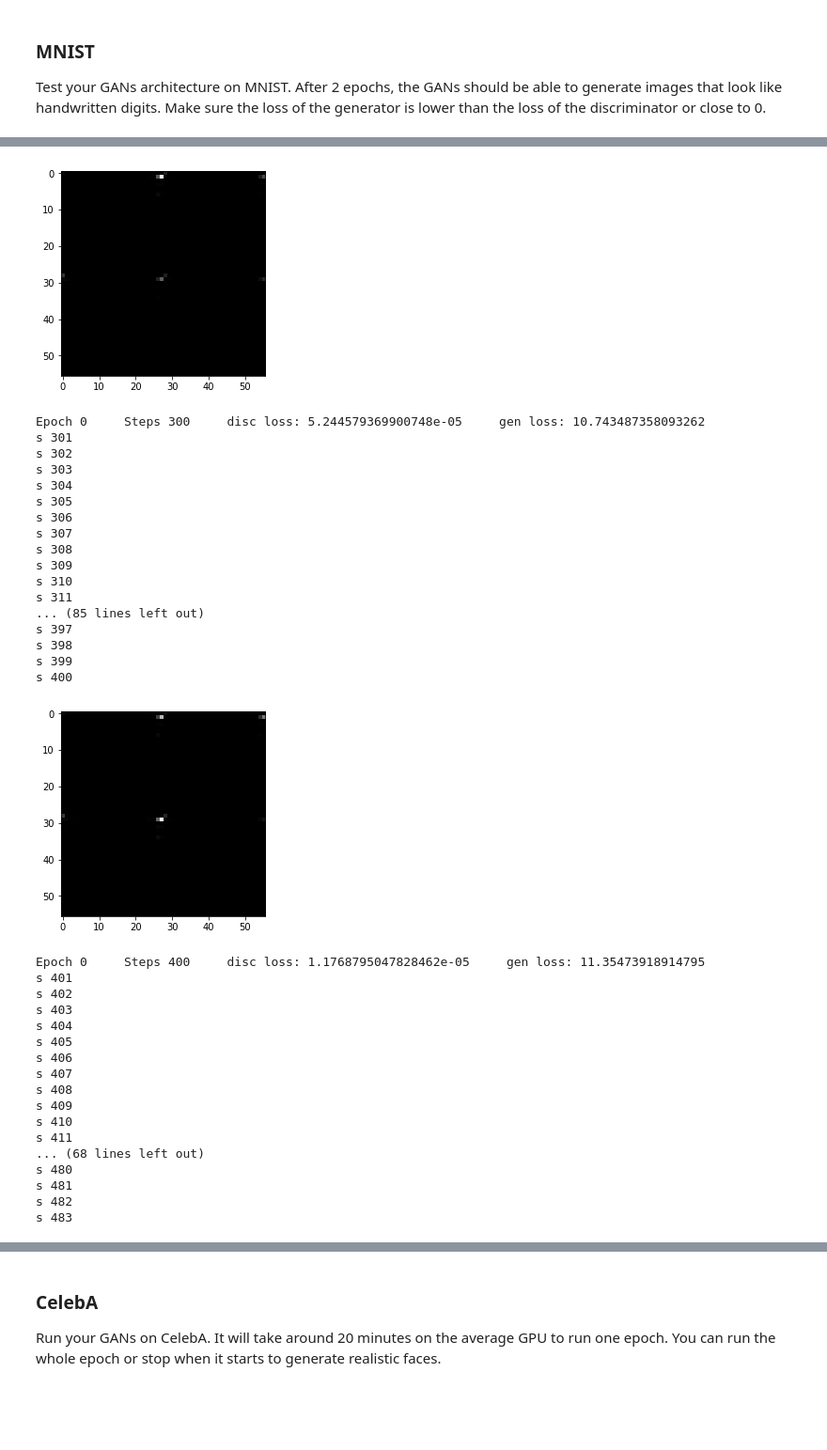
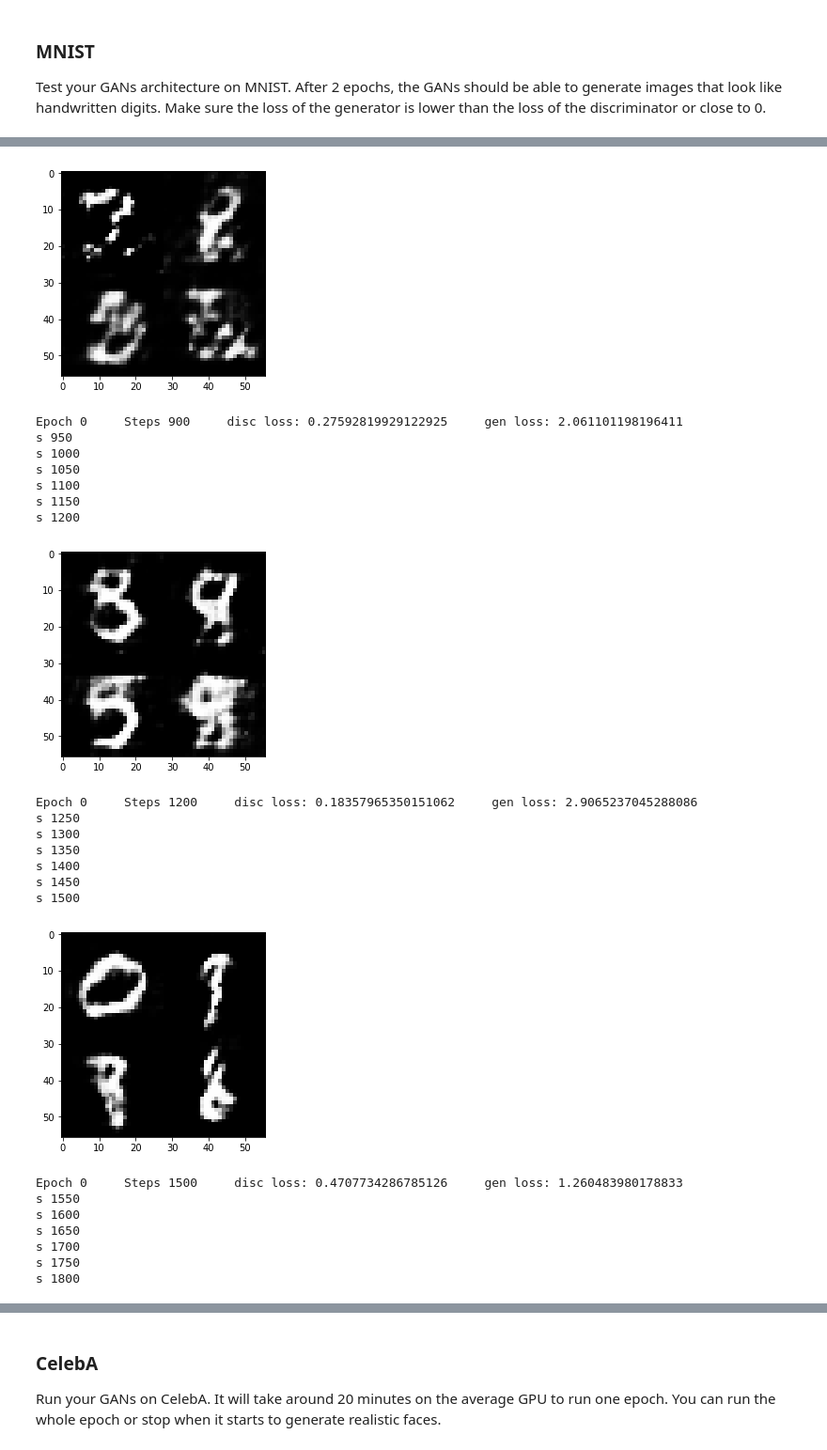
Before and after one commit to danielwillemse/face_gen, a Jupyter notebook: dlnd_face_generation.ipynb, the cells around one changed output, grey strips where cells are left out. Shown: that part at 94% size. Saved outputs shown, nothing was run; the diff lists cells and outputs as text; code cells hidden in the pictures; blank space fills up the shorter version.

Commit message:
Tweaked config and ran model

```diff
--- a/dlnd_face_generation.ipynb
+++ b/dlnd_face_generation.ipynb
@@ -185,9 +185,9 @@ def generator(z, out_channel_dim, is_train=True):
     alpha = 0.2
     with tf.variable_scope('generator', reuse= not is_train):
         # First fully connected layer
-        model = tf.layers.dense(z, 4*4*256)
+        model = tf.layers.dense(z, 6*6*256)
         # Reshape it to start the convolutional stack
-        model = tf.reshape(model, (-1, 4, 4, 256))
+        model = tf.reshape(model, (-1, 6, 6, 256))
         model = tf.layers.batch_normalization(model, training=is_train)
         model = tf.maximum(alpha * model, model)
         # 4x4x512 now
@@ -203,7 +203,7 @@ def generator(z, out_channel_dim, is_train=True):
         # 16x16x128 now
 
         # Output layer
-        logits = tf.layers.conv2d_transpose(model, out_channel_dim, 28, strides=2, padding='same')
+        logits = tf.layers.conv2d_transpose(model, out_channel_dim, 5, strides=1, padding='same')
         # 32x32x out_channel_dim
         logits = tf.image.resize_images(logits, (28, 28))
         # 28x28x out_channel_dim
@@ -346,14 +346,17 @@ def train(epoch_count, batch_size, z_dim, learning_rate, beta1, get_batches, dat
         sess.run(tf.global_variables_initializer())
         for epoch_i in range(epoch_count):
             for batch_images in get_batches(batch_size):
+                batch_images = batch_images * 2
                 steps += 1
-                print('s', steps)
+
                 batch_z = np.random.uniform(-1, 1, size=(batch_size, z_dim))
 
                 _ = sess.run(disc_opt, feed_dict={input_real: batch_images, input_z: batch_z, learn_rate: learning_rate})
                 _ = sess.run(gen_opt,  feed_dict={input_real: batch_images, input_z: batch_z, learn_rate: learning_rate})
 
-                if steps % 100 == 0:
+                if steps % 50 == 0:
+                    print('s', steps)
+                if steps % 300 == 0:
                     show_generator_output(sess, 4, input_z, out_channel_dim, data_image_mode)
 
                     train_loss_disc = disc_loss.eval({input_z: batch_z, input_real: batch_images})
@@ -367,9 +370,9 @@ def train(epoch_count, batch_size, z_dim, learning_rate, beta1, get_batches, dat
 ### MNIST
 Test your GANs architecture on MNIST.  After 2 epochs, the GANs should be able to generate images that look like handwritten digits.  Make sure the loss of the generator is lower than the loss of the discriminator or close to 0.
 # %%
-batch_size = 64
+batch_size = 32
 z_dim = 64
-learning_rate = 0.005 #0.0002
+learning_rate = 0.001 #0.0002
 beta1 = 0.5
 
 """
@@ -438,36 +410,24 @@ s 300
-[figure, old version]
+[figure, new version]
-Epoch 0     Steps 300     disc loss: 5.244579369900748e-05     gen loss: 10.743487358093262
-s 301
-s 302
-s 303
-s 304
-s 305
-s 306
-s 307
-s 308
-s 309
-s 310
-s 311
-... (85 lines left out)
-s 397
-s 398
-s 399
-s 400
+Epoch 0     Steps 900     disc loss: 0.27592819929122925     gen loss: 2.061101198196411
+s 950
+s 1000
+s 1050
+s 1100
+s 1150
+s 1200
-[figure, old version]
+[figure, new version]
-Epoch 0     Steps 400     disc loss: 1.1768795047828462e-05     gen loss: 11.35473918914795
-s 401
-s 402
-s 403
-s 404
-s 405
-s 406
-s 407
-s 408
-s 409
-s 410
-s 411
-... (68 lines left out)
-s 480
-s 481
-s 482
-s 483
+Epoch 0     Steps 1200     disc loss: 0.18357965350151062     gen loss: 2.9065237045288086
+s 1250
+s 1300
+s 1350
+s 1400
+s 1450
+s 1500
+[figure, added]
+Epoch 0     Steps 1500     disc loss: 0.4707734286785126     gen loss: 1.260483980178833
+s 1550
+s 1600
+s 1650
+s 1700
+s 1750
+s 1800
```
Also changed, not shown: parts of 2 cells of this notebook.
